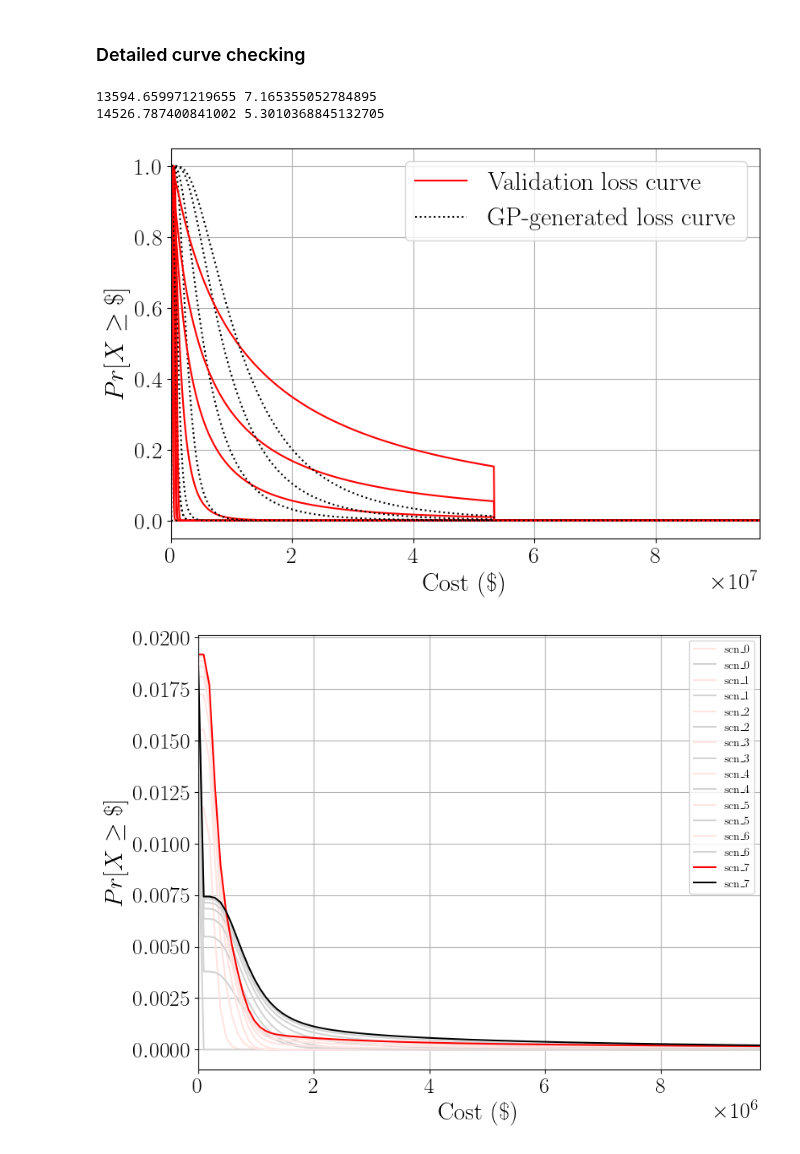
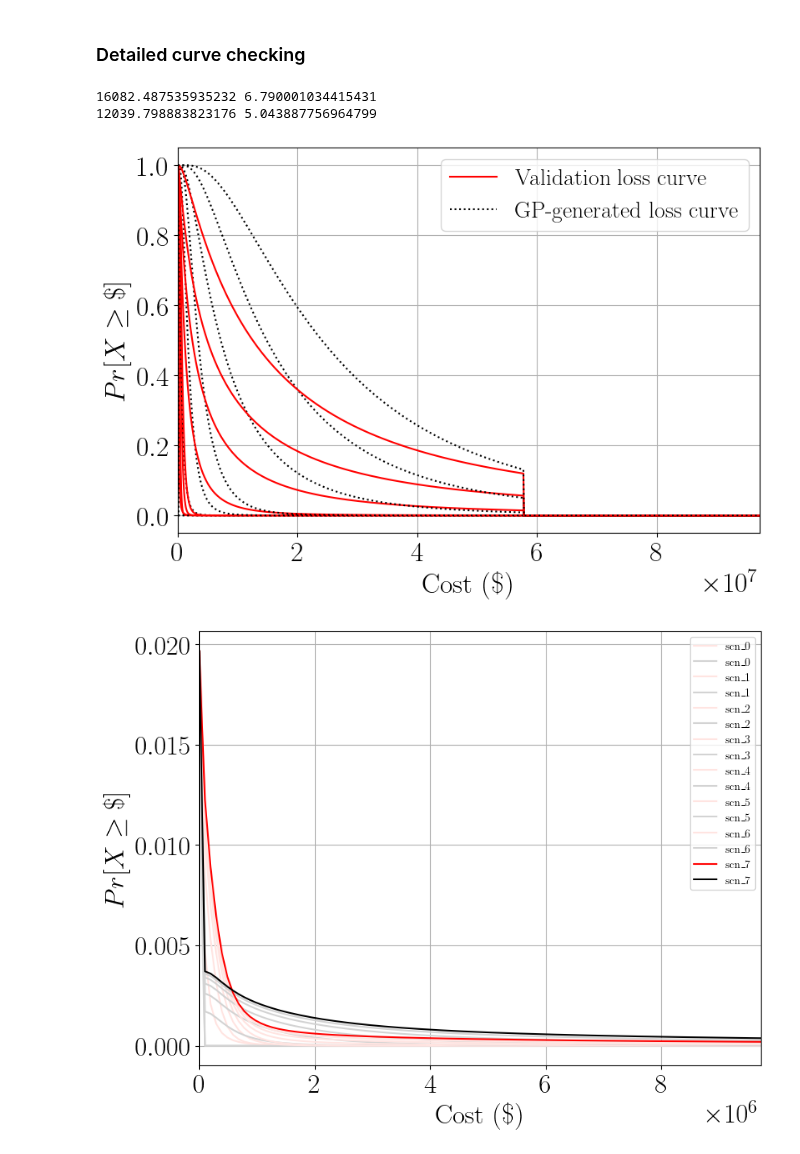
Before and after one commit to hgp297/isol-sys-database, a Jupyter notebook: src/analyses/time_anly.ipynb, the cells around one changed output. Saved outputs shown, nothing was run; the diff lists cells and outputs as text; code cells hidden in the pictures.

Commit message:
tfbe regression added

```diff
--- a/src/analyses/time_anly.ipynb
+++ b/src/analyses/time_anly.ipynb
@@ -1610,7 +1649,7 @@ mcat_var = 'annual_time_ratio'
 mf_tfp_targets= {
     mcac_var: annual_cost_target_mf,
     mcat_var: annual_dt_target_mf,
-    'constructability': -6.0}
+    'constructability': -5.0}
 
 mf_lrb_targets= {
     mcac_var: annual_cost_target_mf,
@@ -1686,8 +1727,10 @@ mf_tfp_dict = my_design.to_dict()
 # estimate period to find bins
 test_dict = dict(mf_tfp_dict)
 test_dict.update(config_dict_annual)
-tf_est = estimate_period(test_dict)
+# tf_est = estimate_period(test_dict)
+tf_est = reg_mf_Tfbe.predict(np.c_[config_dict_annual['h_bldg'], my_design['RI']]).item()
 tm_est = test_dict['T_ratio']/0.9*tf_est
+print(tf_est, tm_est)
 sa_collapse_est = 1.5*test_dict['S_1']/tm_est
 sa_mce_est = test_dict['S_1']/tm_est
 sa_mf_tfp_bins, lambda_mf_tfp_bins, sa_T, lambda_T = get_hazard_bins(
@@ -1706,7 +1749,8 @@ mf_tfp_dict['gap_ratio'] = mf_tfp_dict['gap_ratio']*0.9
 
 ida_mf_tfp_df = prepare_ida_util(mf_tfp_dict, levels=levels_mf_tfp,
                                  db_string='../../resource/',
-                                 config_dict=config_dict_annual)
+                                 config_dict=config_dict_annual,
+                                Tfbe_reg_dict=reg_dict_Tfbe)
 
 print('Length of MF-TFP IDA:', len(ida_mf_tfp_df))
 
@@ -1722,7 +1766,7 @@ print('Length of MF-TFP IDA:', len(ida_mf_tfp_df))
 my_design = cbf_tfp_inv_design.copy()
 my_design['superstructure_system'] = 'CBF'
 my_design['isolator_system'] = 'TFP'
-my_design['k_ratio'] = 10
+my_design['k_ratio'] = 12
 
 
 cbf_tfp_dict = my_design.to_dict()
@@ -1730,8 +1774,10 @@ cbf_tfp_dict = my_design.to_dict()
 # estimate period to find bins
 test_dict = dict(cbf_tfp_dict)
 test_dict.update(config_dict_annual)
-tf_est = estimate_period(test_dict)
+# tf_est = estimate_period(test_dict)
+tf_est = reg_cbf_Tfbe.predict(np.c_[config_dict_annual['h_bldg'], my_design['RI']]).item()
 tm_est = test_dict['T_ratio']/0.9*tf_est
+print(tf_est, tm_est)
 sa_collapse_est = 1.5*test_dict['S_1']/tm_est
 sa_mce_est = test_dict['S_1']/tm_est
 sa_cbf_tfp_bins, lambda_cbf_tfp_bins, sa_T, lambda_T = get_hazard_bins(
@@ -1750,7 +1796,8 @@ cbf_tfp_dict['gap_ratio'] = cbf_tfp_dict['gap_ratio']*0.9
 
 ida_cbf_tfp_df = prepare_ida_util(cbf_tfp_dict, levels=levels_cbf_tfp,
                                   db_string='../../resource/',
-                                 config_dict=config_dict_annual)
+                                 config_dict=config_dict_annual,
+                                Tfbe_reg_dict=reg_dict_Tfbe)
 
 print('Length of CBF-TFP IDA:', len(ida_cbf_tfp_df))
 
@@ -1773,8 +1820,10 @@ mf_lrb_dict = my_design.to_dict()
 # estimate period to find bins
 test_dict = dict(mf_lrb_dict)
 test_dict.update(config_dict_annual)
-tf_est = estimate_period(test_dict)
+# tf_est = estimate_period(test_dict)
+tf_est = reg_mf_Tfbe.predict(np.c_[config_dict_annual['h_bldg'], my_design['RI']]).item()
 tm_est = test_dict['T_ratio']*tf_est
+print(tf_est, tm_est)
 sa_collapse_est = 1.5*test_dict['S_1']/tm_est
 sa_mce_est = test_dict['S_1']/tm_est
 sa_mf_lrb_bins, lambda_mf_lrb_bins, sa_T, lambda_T = get_hazard_bins(
@@ -1786,7 +1835,8 @@ config_mf_lrb['ida_levels'] = list(levels_mf_lrb)
 
 ida_mf_lrb_df = prepare_ida_util(mf_lrb_dict, levels=levels_mf_lrb,
                                  db_string='../../resource/',
-                                 config_dict=config_dict_annual)
+                                 config_dict=config_dict_annual,
+                                Tfbe_reg_dict=reg_dict_Tfbe)
 
 print('Length of MF-LRB IDA:', len(ida_mf_lrb_df))
 
@@ -1809,8 +1859,10 @@ cbf_lrb_dict = my_design.to_dict()
 # estimate period to find bins
 test_dict = dict(cbf_lrb_dict)
 test_dict.update(config_dict_annual)
-tf_est = estimate_period(test_dict)
+# tf_est = estimate_period(test_dict)
+tf_est = reg_cbf_Tfbe.predict(np.c_[config_dict_annual['h_bldg'], my_design['RI']]).item()
 tm_est = test_dict['T_ratio']*tf_est
+print(tf_est, tm_est)
 sa_collapse_est = 1.5*test_dict['S_1']/tm_est
 sa_mce_est = test_dict['S_1']/tm_est
 sa_cbf_lrb_bins, lambda_cbf_lrb_bins, sa_T, lambda_T = get_hazard_bins(
@@ -1822,7 +1874,8 @@ config_cbf_lrb['ida_levels'] = list(levels_cbf_lrb)
 
 ida_cbf_lrb_df = prepare_ida_util(cbf_lrb_dict, levels=levels_cbf_lrb,
                                   db_string='../../resource/',
-                                 config_dict=config_dict_annual)
+                                 config_dict=config_dict_annual,
+                                Tfbe_reg_dict=reg_dict_Tfbe)
 
 
 
@@ -2154,7 +2213,11 @@ def validate_lifetime_loss(val_results, hazard_curves, impact_clfs, cost_regs, t
     ##########################
 
     # set of new design variables corresponding to the bins' hazards
-    Tratio_val = val_results['T_m'].mean()/val_results['T_fbe'].mean()*0.9
+    if isols == 'tfp':
+        Tratio_val = val_results['T_m'].mean()/val_results['T_fb'].mean()*0.9
+    else:
+        Tratio_val = val_results['T_m'].mean()/val_results['T_fb'].mean()
+
     zeta_val = val_results['zeta_e'].mean()
     Ry_val = val_results['RI'].mean()
 
@@ -2383,35 +2446,35 @@ def validate_lifetime_loss(val_results, hazard_curves, impact_clfs, cost_regs, t
 #     mf_tfp_val_results, site_hazard_curves,
 #     impact_clfs=impact_classification_mdls,
 #     cost_regs=cost_regression_mdls,
 #     time_regs=time_regression_mdls,
 #     beta_regs=beta_regression_mdls)
 
 
 # mcac_mf_lrb, mcat_mf_lrb, mcac_ratio_mf_lrb, mcat_ratio_mf_lrb = validate_lifetime_loss(
 #     mf_lrb_val_results, site_hazard_curves,
 #     impact_clfs=impact_classification_mdls,
 #     cost_regs=cost_regression_mdls,
 #     time_regs=time_regression_mdls,
 #     beta_regs=beta_regression_mdls)
 
 # mcac_cbf_tfp, mcat_cbf_tfp, mcac_ratio_cbf_tfp, mcat_ratio_cbf_tfp = validate_lifetime_loss(
 #     cbf_tfp_val_results, site_hazard_curves,
 #     impact_clfs=impact_classification_mdls,
 #     cost_regs=cost_regression_mdls,
 #     time_regs=time_regression_mdls,
 #     beta_regs=beta_regression_mdls)
 
 
 mcac_val, mcat_val, mcac_ratio_val, mcat_ratio_val = validate_lifetime_loss(
-    mf_tfp_val_results, site_hazard_curves,
+    cbf_tfp_val_results, site_hazard_curves,
     impact_clfs=impact_classification_mdls,
     cost_regs=cost_regression_mdls,
     time_regs=time_regression_mdls,
     beta_regs=beta_regression_mdls, plot_me=True)
 
 print(mcac_val, mcat_val)
 # %% [output]
-13594.659971219655 7.165355052784895
-14526.787400841002 5.3010368845132705
+16082.487535935232 6.790001034415431
+12039.798883823176 5.043887756964799
-[figure, old version]
+[figure, new version]
-[figure, old version]
+[figure, new version]
```
Also changed, not shown: parts of 19 cells of this notebook, 2 other files.
